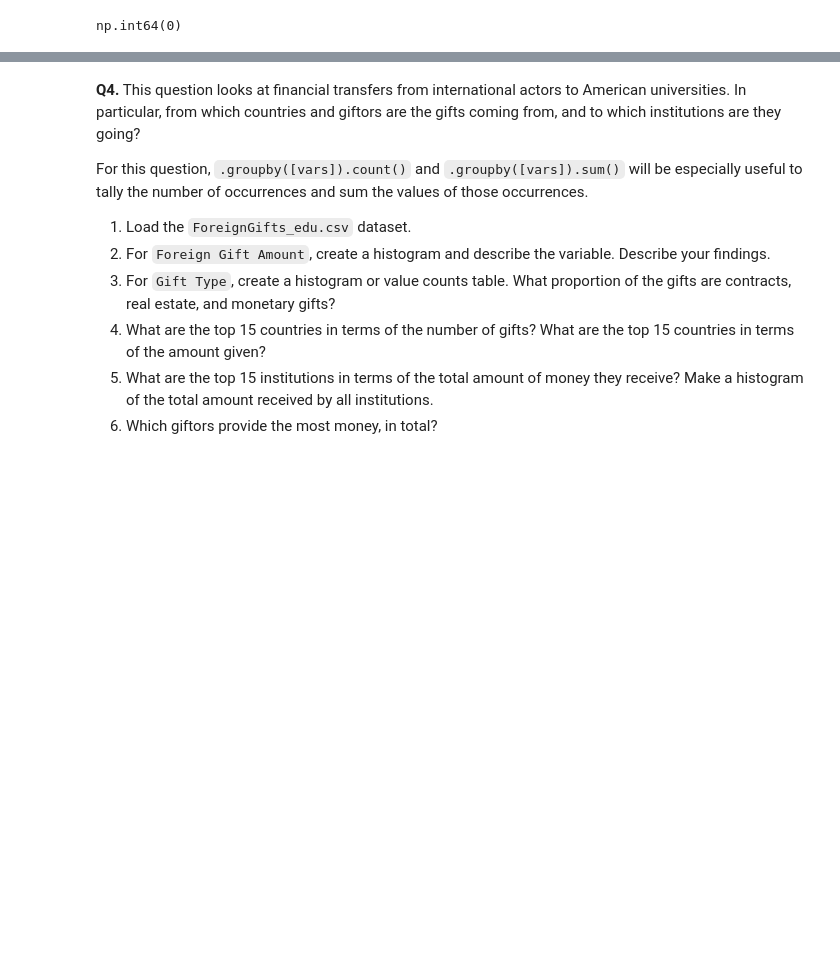
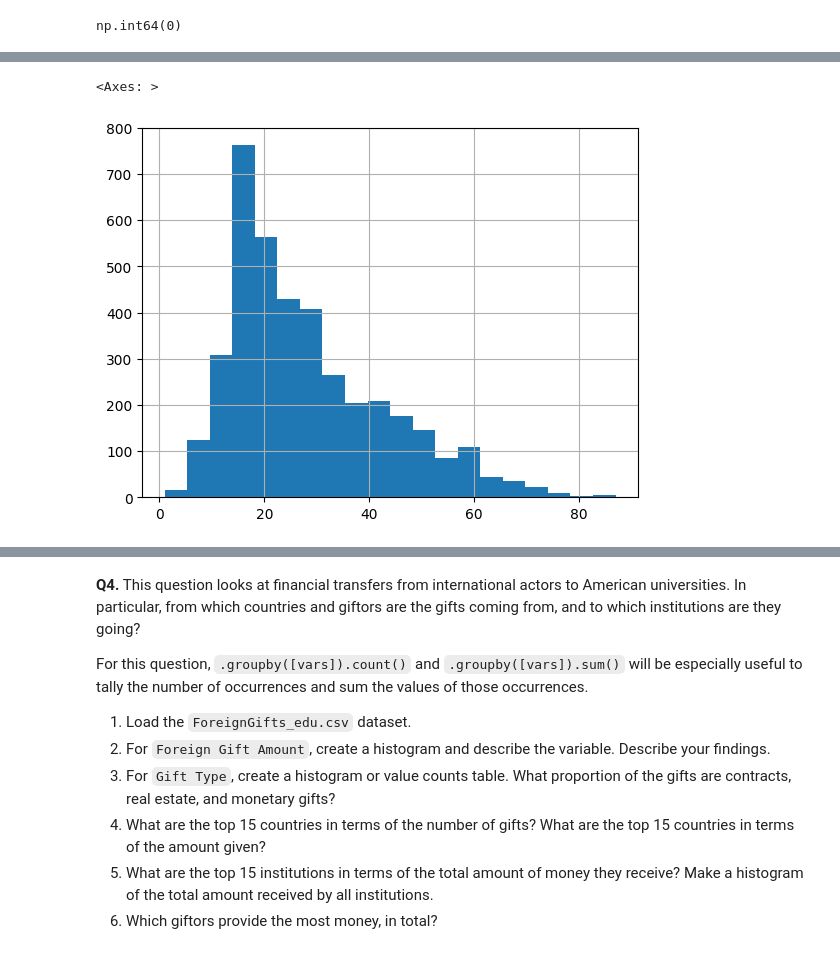
Before and after one commit to pateld07/undergrad_ml_assignments, a Jupyter notebook: 01_assignment_wrangling_and_eda.ipynb, the cells around one changed output, grey strips where cells are left out. Cells and saved outputs as stored; diff of their text form; code cells hidden in the pictures; blank space fills up the shorter version.

```diff
--- a/01_assignment_wrangling_and_eda.ipynb
+++ b/01_assignment_wrangling_and_eda.ipynb
@@ -135,0 +193,7 @@ np.int64(0)
+# %%
+df["Age"].head()
+df["Age"] = pd.to_numeric(df["Age"], errors="coerce")
+df["Age"].hist(bins=20)
+# %% [output]
+<Axes: >
+[figure, added]
```
Also changed, not shown: parts of 15 cells of this notebook.
